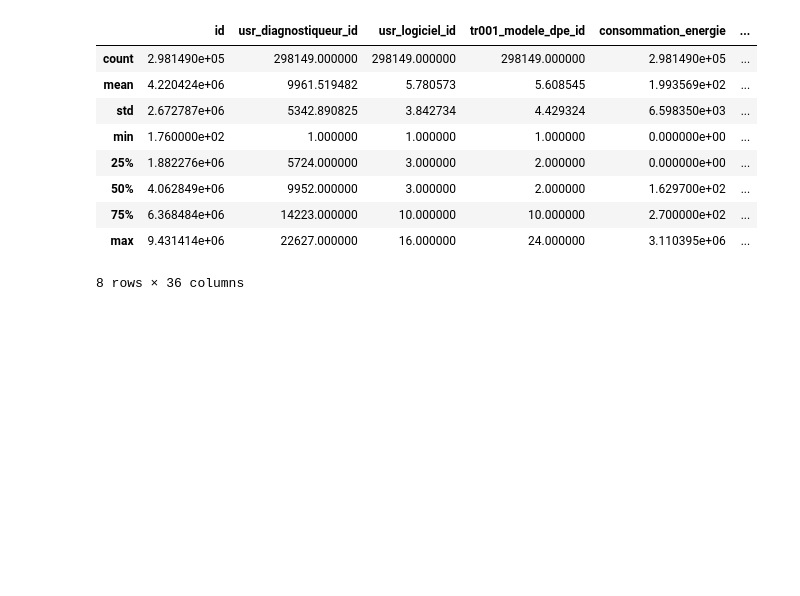
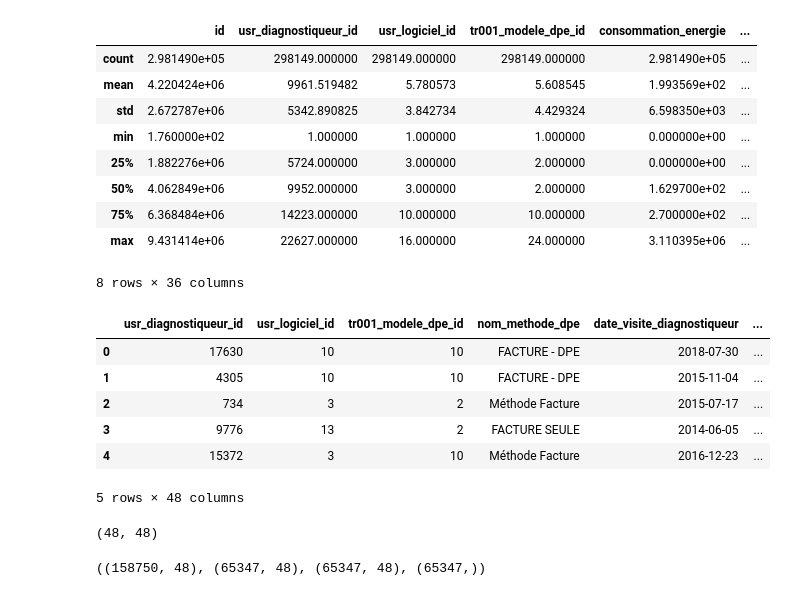
Before and after one commit to polobby/dataCamp_project, a Jupyter notebook: starting_kit_ja-experiences.ipynb, the cells around one changed output. Drawn from its saved outputs; the diff is of its cells as text; code cells hidden in the pictures; blank space fills up the shorter version.

```diff
--- a/starting_kit_ja-experiences.ipynb
+++ b/starting_kit_ja-experiences.ipynb
@@ -191,0 +252,29 @@ df.describe()
+# %%
+trainX, trainy = get_train_data()
+testX, testy = get_test_data()
+# %%
+ignore_column_names = ['id', 'numero_dpe', 'version_methode_dpe',
+                        'nom_methode_etude_thermique', 'version_methode_etude_thermique',
+                        'commentaires_ameliorations_recommandations',
+                        'explication_personnalisee', 'estimation_ges',
+                        'classe_estimation_ges', 'nom_rue', 'numero_rue',
+                        'batiment', 'escalier', 'etage', 'porte', 'numero_lot',
+                        'partie_batiment', 'adresse_organisme_certificateur'
+                        ]
+trainX.head()
+# %% [output]
+|  | usr_diagnostiqueur_id | usr_logiciel_id | tr001_modele_dpe_id | nom_methode_dpe | date_visite_diagnostiqueur | ... |
+| 0 | 17630 | 10 | 10 | FACTURE - DPE | 2018-07-30 | ... |
+| 1 | 4305 | 10 | 10 | FACTURE - DPE | 2015-11-04 | ... |
+| 2 | 734 | 3 | 2 | Méthode Facture | 2015-07-17 | ... |
+| 3 | 9776 | 13 | 2 | FACTURE SEULE | 2014-06-05 | ... |
+| 4 | 15372 | 3 | 10 | Méthode Facture | 2016-12-23 | ... |
+5 rows × 48 columns
+# %%
+len(trainX.columns),len(testX.columns)
+# %% [output]
+(48, 48)
+# %%
+trainX.shape, testX.shape, testX.shape, testy.shape
+# %% [output]
+((158750, 48), (65347, 48), (65347, 48), (65347,))
```
Also changed, not shown: parts of 11 cells of this notebook, 5 other files.
